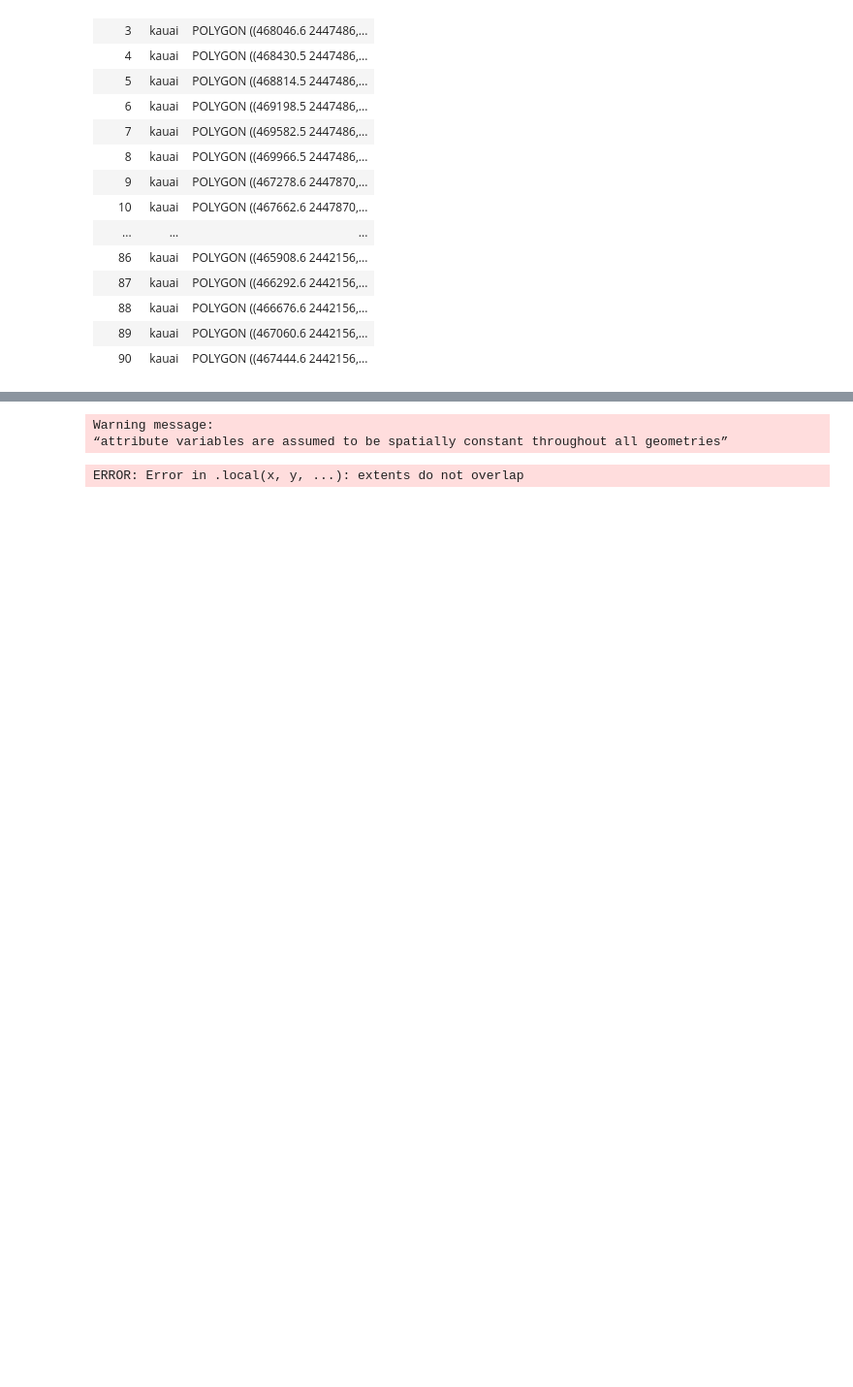
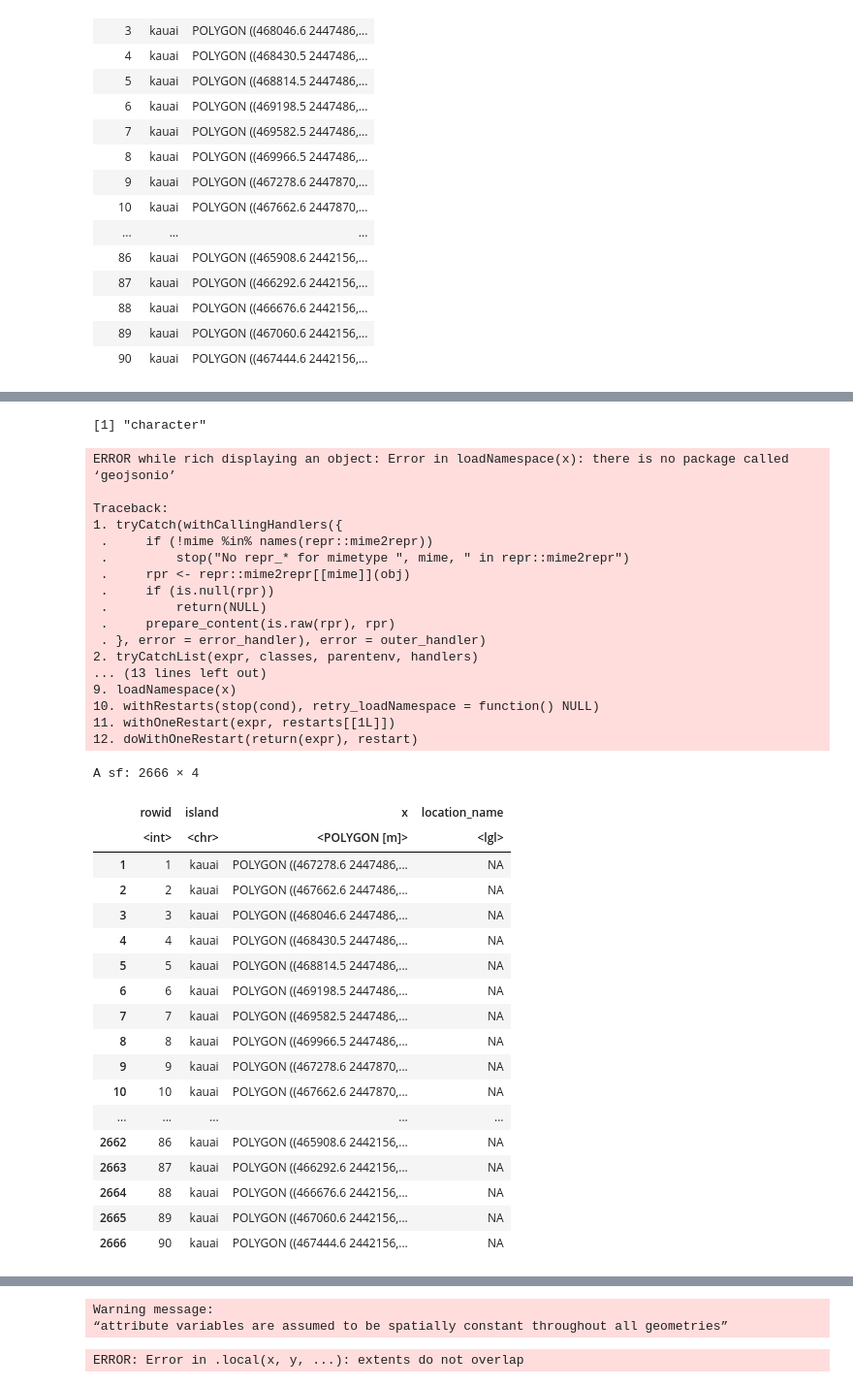
Before and after one commit to MadmanMarble/MadmanMarble, a Jupyter notebook: Untitled28.ipynb, the cells around one changed output, grey strips where cells are left out. Shown at 97% size. Saved outputs shown, nothing was run; the diff lists cells and outputs as text; code cells hidden in the pictures; blank space fills up the shorter version.

```diff
--- a/Untitled28.ipynb
+++ b/Untitled28.ipynb
@@ -1020,0 +1261,2 @@ planet_file_path
+# %%
+test_05_wetlandsFishnet_sf_layer <- test_05_wetlandsFishnet_sf
@@ -1020,0 +1302,2 @@ planet_file_path
+# %%
+test_05_wetlandsFishnet_sf_layer$location_name <- NA
@@ -1020,0 +1382,43 @@ planet_file_path
+# %%
+class(haleiwa)
+# %% [output]
+[1] "character"
+# %%
+test_05_wetlandsFishnet_sf_layer
+# %% [output]
+ERROR while rich displaying an object: Error in loadNamespace(x): there is no package called ‘geojsonio’
+
+Traceback:
+1. tryCatch(withCallingHandlers({
+ .     if (!mime %in% names(repr::mime2repr))
+ .         stop("No repr_* for mimetype ", mime, " in repr::mime2repr")
+ .     rpr <- repr::mime2repr[[mime]](obj)
+ .     if (is.null(rpr))
+ .         return(NULL)
+ .     prepare_content(is.raw(rpr), rpr)
+ . }, error = error_handler), error = outer_handler)
+2. tryCatchList(expr, classes, parentenv, handlers)
+... (13 lines left out)
+9. loadNamespace(x)
+10. withRestarts(stop(cond), retry_loadNamespace = function() NULL)
+11. withOneRestart(expr, restarts[[1L]])
+12. doWithOneRestart(return(expr), restart)
+A sf: 2666 × 4
+|  | rowid | island | x | location_name |
+|  | <int> | <chr> | <POLYGON [m]> | <lgl> |
+| 1 | 1 | kauai | POLYGON ((467278.6 2447486,... | NA |
+| 2 | 2 | kauai | POLYGON ((467662.6 2447486,... | NA |
+| 3 | 3 | kauai | POLYGON ((468046.6 2447486,... | NA |
+| 4 | 4 | kauai | POLYGON ((468430.5 2447486,... | NA |
+| 5 | 5 | kauai | POLYGON ((468814.5 2447486,... | NA |
+| 6 | 6 | kauai | POLYGON ((469198.5 2447486,... | NA |
+| 7 | 7 | kauai | POLYGON ((469582.5 2447486,... | NA |
+| 8 | 8 | kauai | POLYGON ((469966.5 2447486,... | NA |
+| 9 | 9 | kauai | POLYGON ((467278.6 2447870,... | NA |
+| 10 | 10 | kauai | POLYGON ((467662.6 2447870,... | NA |
+| ... | ... | ... | ... | ... |
+| 2662 | 86 | kauai | POLYGON ((465908.6 2442156,... | NA |
+| 2663 | 87 | kauai | POLYGON ((466292.6 2442156,... | NA |
+| 2664 | 88 | kauai | POLYGON ((466676.6 2442156,... | NA |
+| 2665 | 89 | kauai | POLYGON ((467060.6 2442156,... | NA |
+| 2666 | 90 | kauai | POLYGON ((467444.6 2442156,... | NA |
```
Also changed, not shown: parts of 76 cells of this notebook.
